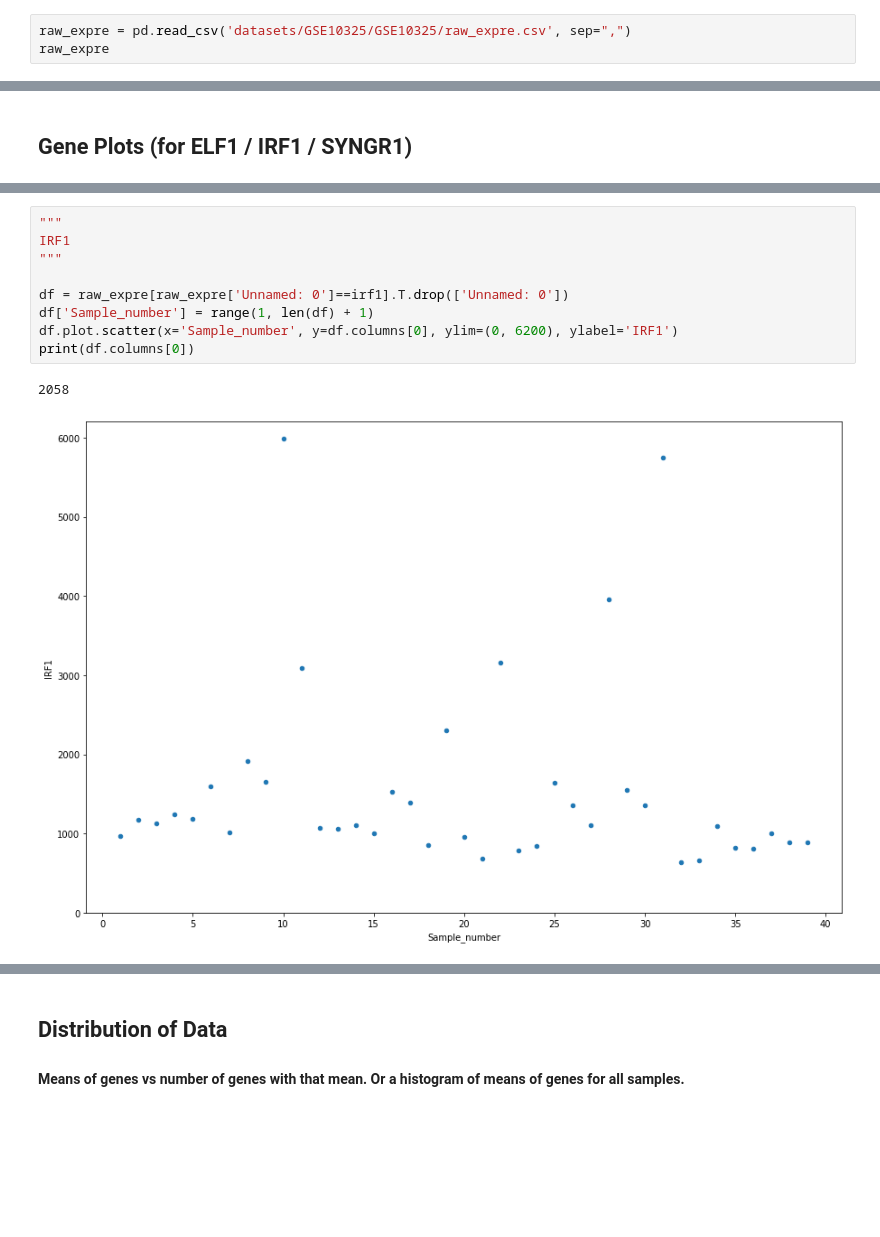
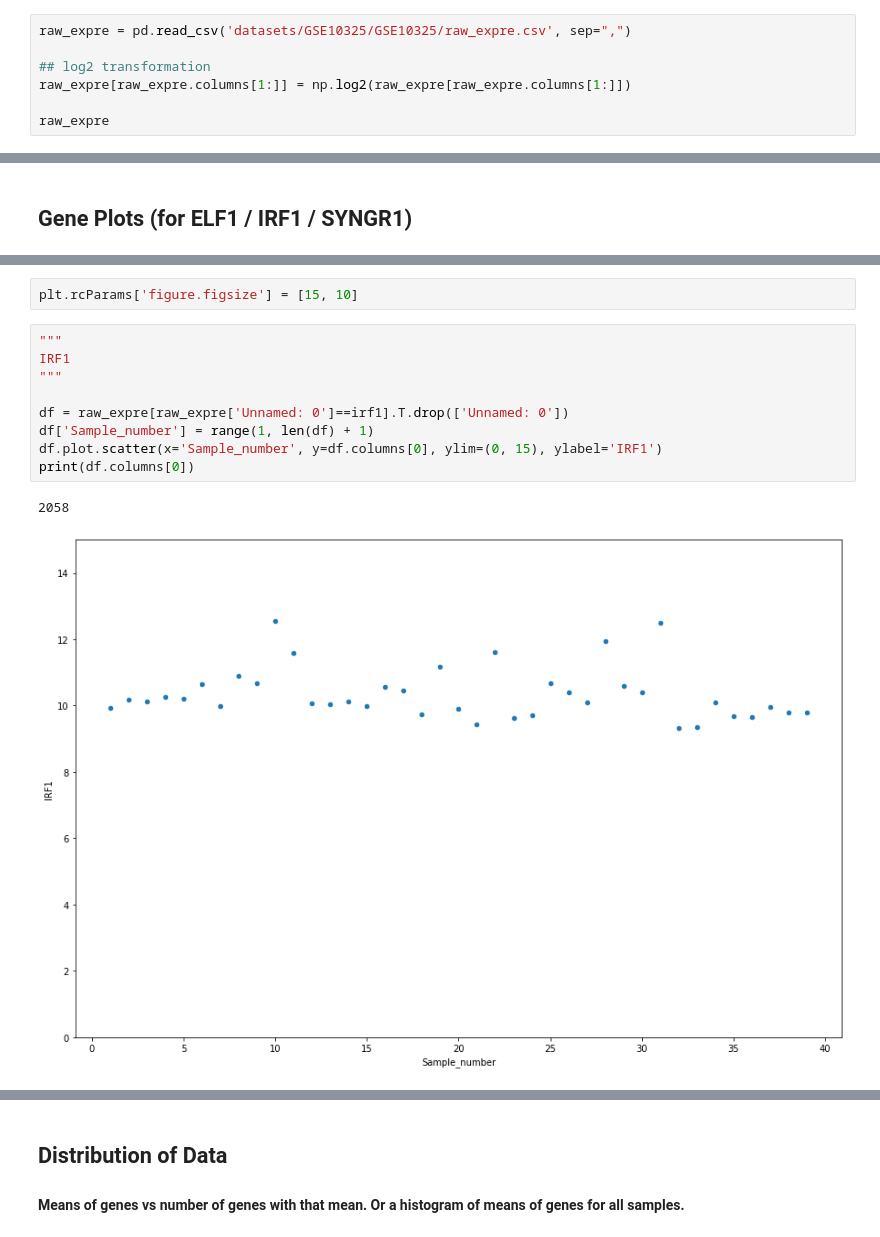
Before and after one commit to Nikunj-Gupta/Gene-Regulatory-Network-inference-in-Autoimmune-Diseases, a Jupyter notebook: plots_GSE10325.ipynb, the cells around one changed output, grey strips where cells are left out. Cells and saved outputs as stored; diff of their text form; blank space fills up the shorter version.

```diff
--- a/plots_GSE10325.ipynb
+++ b/plots_GSE10325.ipynb
@@ -7,5 +6,9 @@ plt.rcParams['figure.figsize'] = [15, 10]
 # %%
 raw_expre = pd.read_csv('datasets/GSE10325/GSE10325/raw_expre.csv', sep=",")
+
+## log2 transformation
+raw_expre[raw_expre.columns[1:]] = np.log2(raw_expre[raw_expre.columns[1:]])
+
 raw_expre
 # %% [output]
 |  | Unnamed: 0 | GSM260886 | GSM260887 | GSM260888 | GSM260889 | GSM260890 | GSM260891 | GSM260892 | GSM260893 | ... |
@@ -87,15 +90,17 @@ print(df.columns[0])
+# %%
+plt.rcParams['figure.figsize'] = [15, 10]
 # %%
 """
 IRF1
 """
 
 df = raw_expre[raw_expre['Unnamed: 0']==irf1].T.drop(['Unnamed: 0'])
 df['Sample_number'] = range(1, len(df) + 1)
-df.plot.scatter(x='Sample_number', y=df.columns[0], ylim=(0, 6200), ylabel='IRF1')
+df.plot.scatter(x='Sample_number', y=df.columns[0], ylim=(0, 15), ylabel='IRF1')
 print(df.columns[0])
 # %% [output]
 2058
-[figure, old version]
+[figure, new version]
 # %%
 """
 SYNGR1
```
Also changed, not shown: parts of 22 cells of this notebook, 1 other file.
